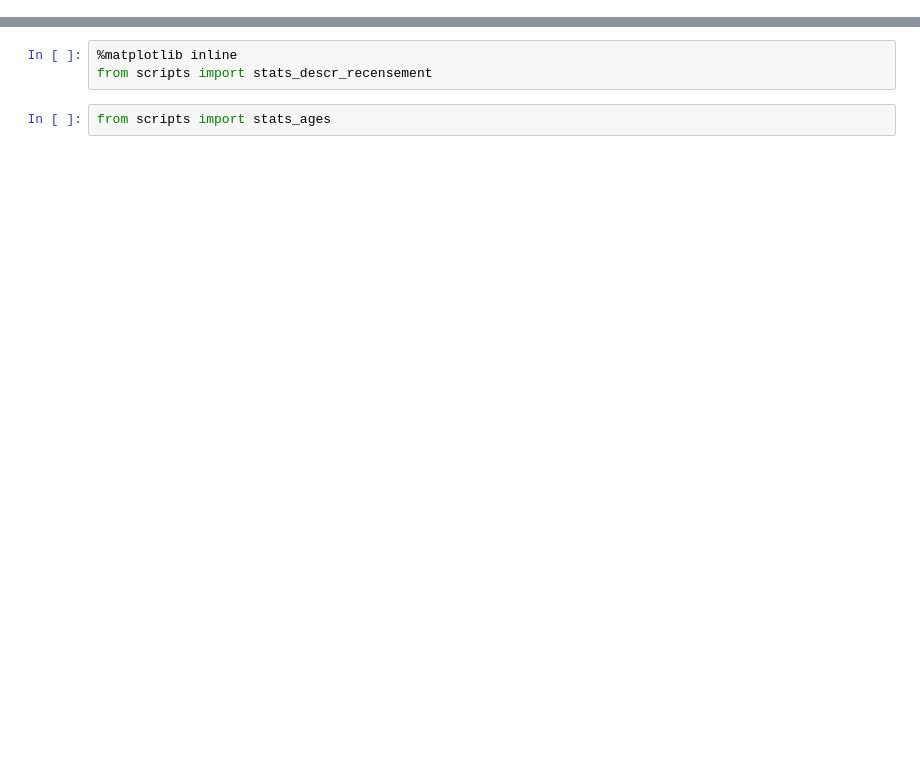
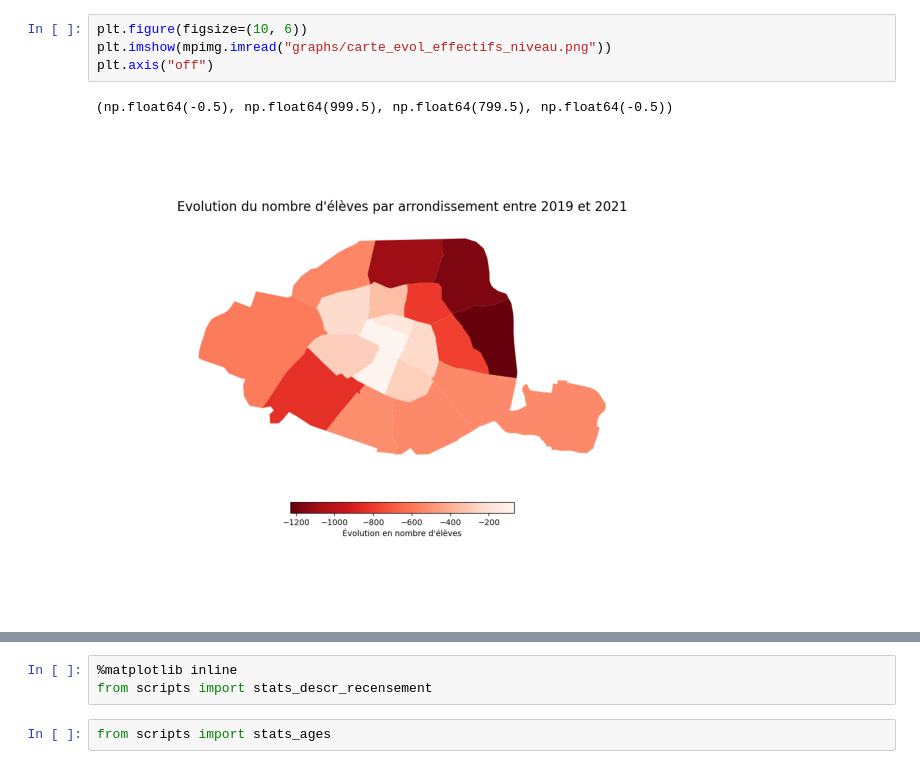
Before and after one commit to Amandine701/Projet-Python-evolution-des-ecoles-par-arrondissement-dans-Paris-entre-2019-et-2022, a Jupyter notebook: rapport.ipynb, the cells around one changed output, grey strips where cells are left out. Saved outputs shown, nothing was run; the diff lists cells and outputs as text; blank space fills up the shorter version.

```diff
--- a/rapport.ipynb
+++ b/rapport.ipynb
@@ -109,0 +182,7 @@ plt.axis("off")
+# %%
+plt.figure(figsize=(10, 6))
+plt.imshow(mpimg.imread("graphs/carte_evol_effectifs_niveau.png"))
+plt.axis("off")
+# %% [output]
+(np.float64(-0.5), np.float64(999.5), np.float64(799.5), np.float64(-0.5))
+[figure, added]
```
Also changed, not shown: parts of 23 cells of this notebook, 20 other files.
